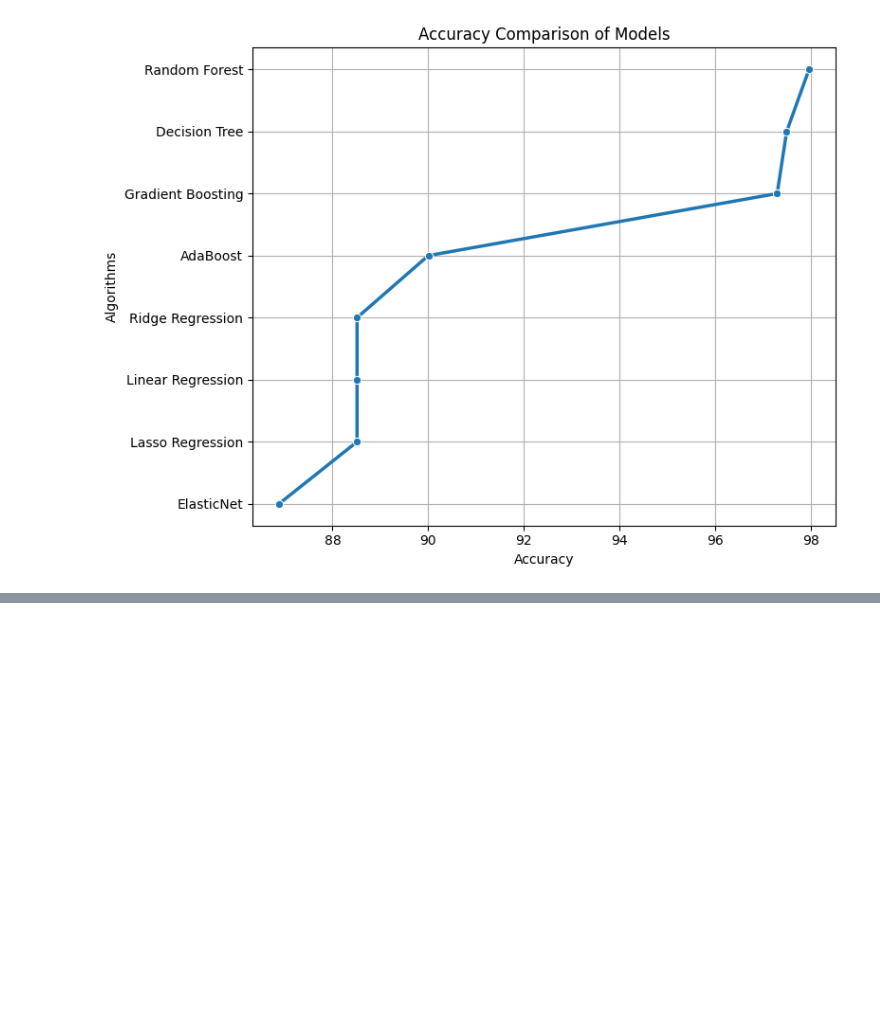
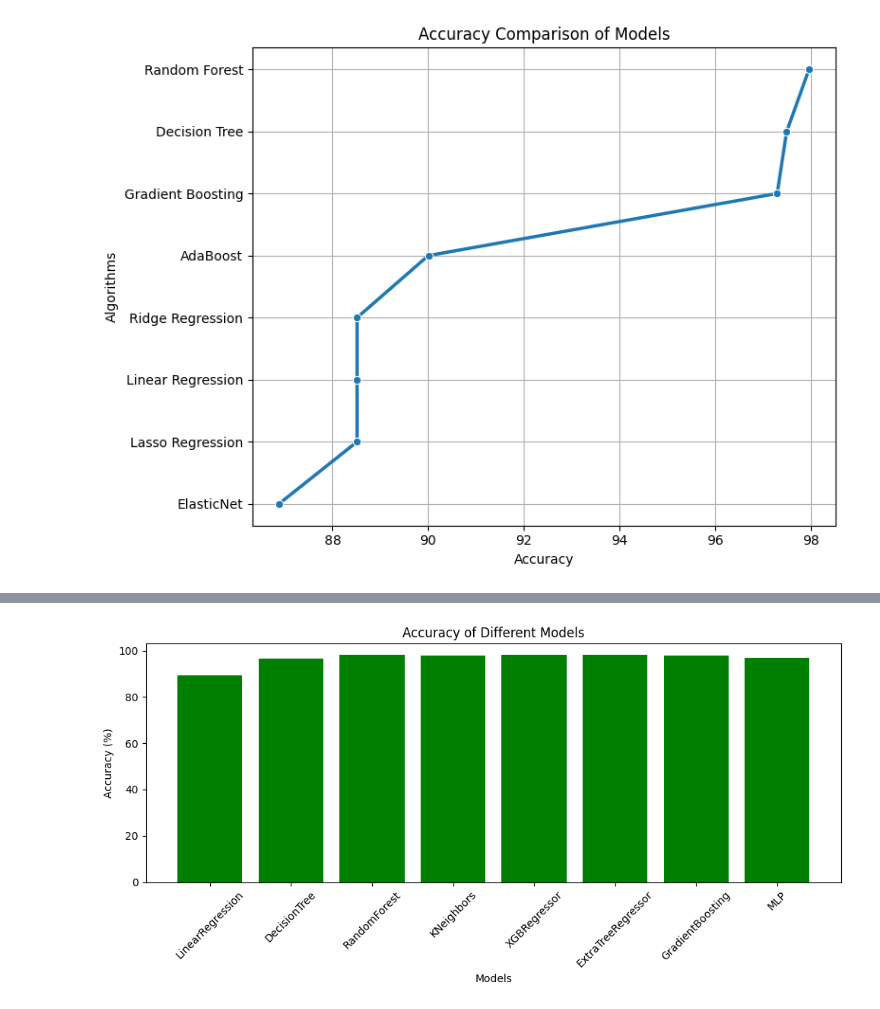
Before and after one commit to u3814520/diamonds, a Jupyter notebook: Diamond_Price_Prediction.ipynb, the cells around one changed output, grey strips where cells are left out. Cells and saved outputs as stored; diff of their text form; code cells hidden in the pictures; blank space fills up the shorter version.

```diff
--- a/Diamond_Price_Prediction.ipynb
+++ b/Diamond_Price_Prediction.ipynb
@@ -178,0 +350,12 @@ plt.show()
+# %%
+plt.figure(figsize=(10, 5))
+accuracy = results_df['R Squared'] * 100
+plt.bar(results_df['Model'], accuracy, color='green')
+plt.title('Accuracy of Different Models')
+plt.xlabel('Models')
+plt.ylabel('Accuracy (%)')
+plt.xticks(rotation=45)
+plt.tight_layout()
+plt.show()
+# %% [output]
+[figure, added]
```
Also changed, not shown: parts of 11 cells of this notebook.
